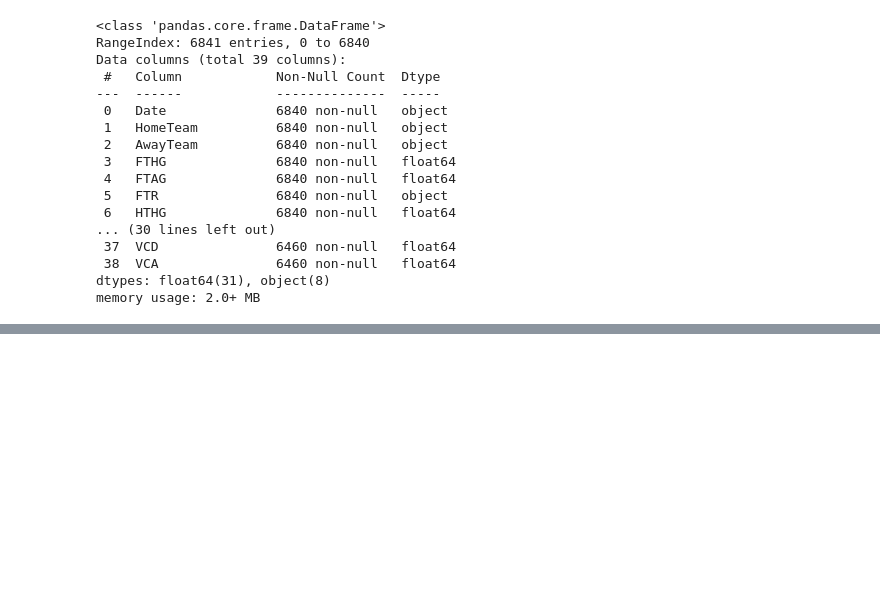
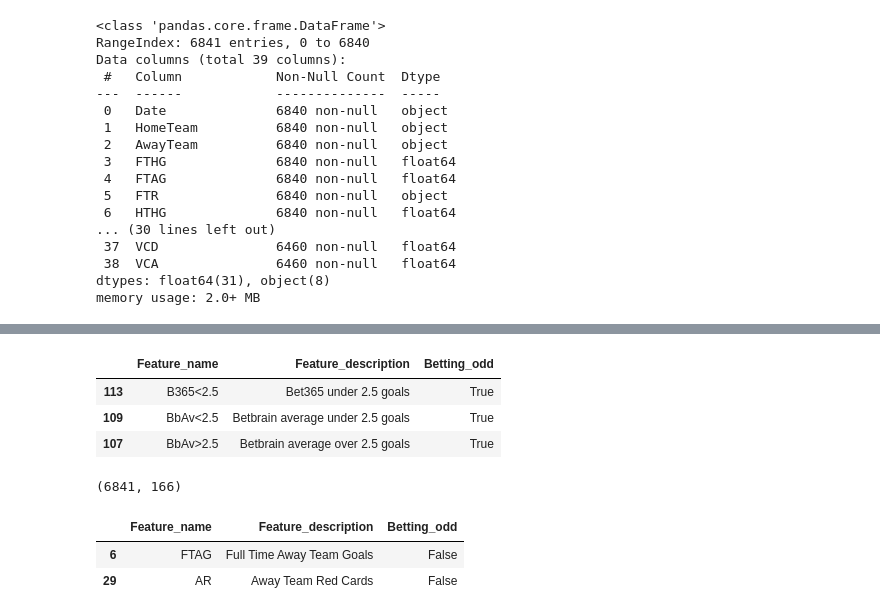
Before and after one commit to Jnyambok/Soca-Scores, a Jupyter notebook: experiments/notebooks/data_cleaning.ipynb, the cells around one changed output, grey strips where cells are left out. Saved outputs shown, nothing was run; the diff lists cells and outputs as text; code cells hidden in the pictures; blank space fills up the shorter version.

```diff
--- a/experiments/notebooks/data_cleaning.ipynb
+++ b/experiments/notebooks/data_cleaning.ipynb
@@ -368,0 +425,23 @@ test_answer()
+# %%
+# === Removing betting odds features from the dataset === #
+# Feature columns dataset
+feature_catalog = pd.read_csv(feature_catalog_csv_file)
+feature_catalog.sample(3)
+# %% [output]
+|  | Feature_name | Feature_description | Betting_odd |
+| 113 | B365<2.5 | Bet365 under 2.5 goals | True |
+| 109 | BbAv<2.5 | Betbrain average under 2.5 goals | True |
+| 107 | BbAv>2.5 | Betbrain average over 2.5 goals | True |
+# %%
+enhanced_data.shape
+# %% [output]
+(6841, 166)
+# %%
+# === Using MultiIndex with isin() === #
+
+filtered_feature_catalog = feature_catalog[feature_catalog["Betting_odd"]==False].copy()
+filtered_feature_catalog.sample(2)
+# %% [output]
+|  | Feature_name | Feature_description | Betting_odd |
+| 6 | FTAG | Full Time Away Team Goals | False |
+| 29 | AR | Away Team Red Cards | False |
```
Also changed, not shown: parts of 5 cells of this notebook, 4 other files.
